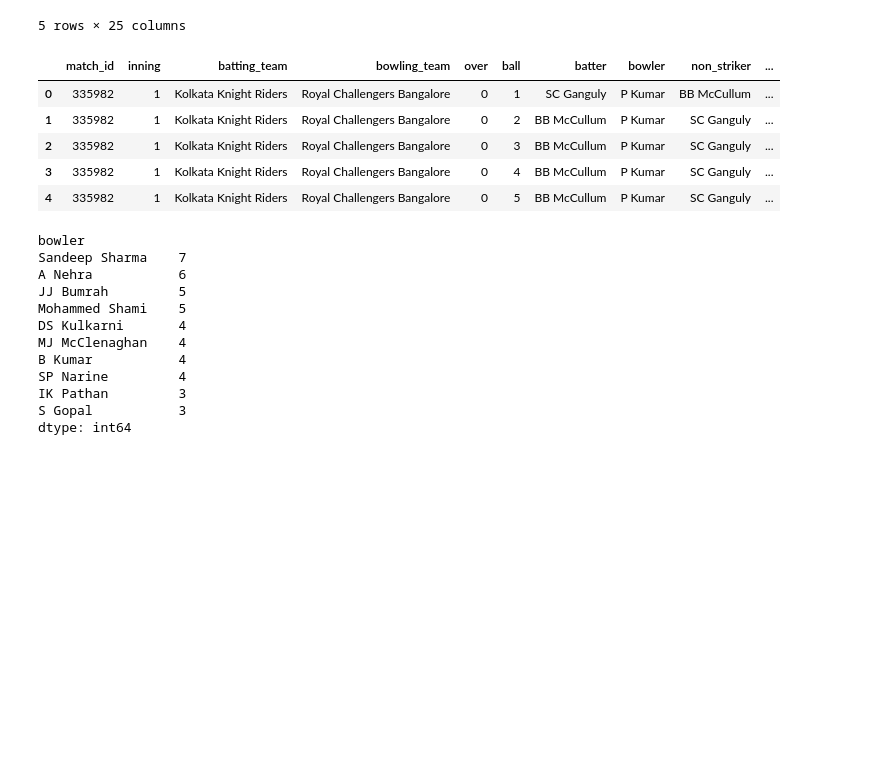
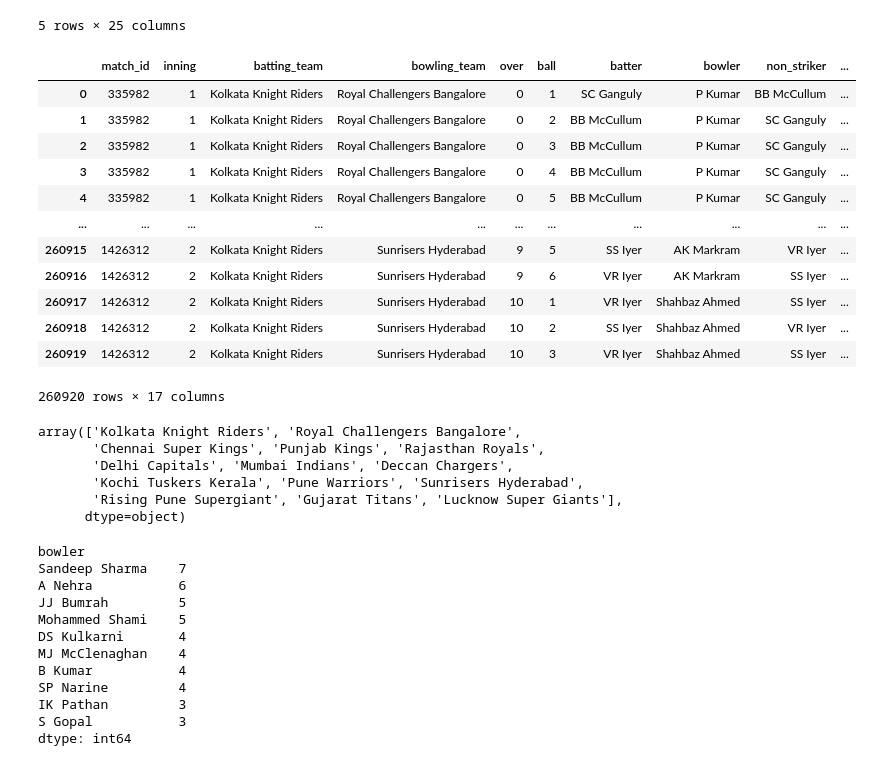
Before and after one commit to Roshan-504/IPL-Vision, a Jupyter notebook: backend/jupyter.ipynb, the cells around one changed output. Drawn from its saved outputs; the diff is of its cells as text; code cells hidden in the pictures; blank space fills up the shorter version.

Commit message:
started working on team

```diff
--- a/backend/jupyter.ipynb
+++ b/backend/jupyter.ipynb
@@ -17,15 +26,65 @@ player.head()
 | 3 | 2021 | Ruturaj Gaikwad | 16 | 2 | 635 | 101* | 45.35 | ... |
 | 4 | 2020 | Ruturaj Gaikwad | 6 | 2 | 204 | 72 | 51 | ... |
 5 rows × 25 columns
-# %%
-dl.head()
-# %% [output]
-|  | match_id | inning | batting_team | bowling_team | over | ball | batter | bowler | non_striker | ... |
-| 0 | 335982 | 1 | Kolkata Knight Riders | Royal Challengers Bangalore | 0 | 1 | SC Ganguly | P Kumar | BB McCullum | ... |
-| 1 | 335982 | 1 | Kolkata Knight Riders | Royal Challengers Bangalore | 0 | 2 | BB McCullum | P Kumar | SC Ganguly | ... |
-| 2 | 335982 | 1 | Kolkata Knight Riders | Royal Challengers Bangalore | 0 | 3 | BB McCullum | P Kumar | SC Ganguly | ... |
-| 3 | 335982 | 1 | Kolkata Knight Riders | Royal Challengers Bangalore | 0 | 4 | BB McCullum | P Kumar | SC Ganguly | ... |
-| 4 | 335982 | 1 | Kolkata Knight Riders | Royal Challengers Bangalore | 0 | 5 | BB McCullum | P Kumar | SC Ganguly | ... |
+# %%
+
+
+# Sample dataset
+teams = [
+    'Royal Challengers Bangalore', 'Kolkata Knight Riders',
+    'Kings XI Punjab', 'Chennai Super Kings', 'Delhi Daredevils',
+    'Rajasthan Royals', 'Mumbai Indians', 'Deccan Chargers',
+    'Kochi Tuskers Kerala', 'Pune Warriors', 'Sunrisers Hyderabad',
+    'Rising Pune Supergiants', 'Gujarat Lions',
+    'Rising Pune Supergiant', 'Delhi Capitals', 'Punjab Kings',
+    'Gujarat Titans', 'Lucknow Super Giants',
+    'Royal Challengers Bengaluru'
+]
+
+
+
+# Replace only one specific team name
+dl["batting_team"] = dl["batting_team"].replace({
+    "Royal Challengers Bengaluru": "Royal Challengers Bangalore",
+    "Rising Pune Supergiants": "Rising Pune Supergiant",
+    "Kings XI Punjab": "Punjab Kings",
+    "Delhi Daredevils": "Delhi Capitals",
+    'Gujarat Lions': 'Gujarat Titans'
+})
+dl["bowling_team"] = dl["bowling_team"].replace({
+    "Royal Challengers Bengaluru": "Royal Challengers Bangalore",
+    "Rising Pune Supergiants": "Rising Pune Supergiant",
+    "Kings XI Punjab": "Punjab Kings",
+    "Delhi Daredevils": "Delhi Capitals",
+    'Gujarat Lions': 'Gujarat Titans'
+})
+
+
+# Print updated Dataset
+dl
+# %% [output]
+|  | match_id | inning | batting_team | bowling_team | over | ball | batter | bowler | non_striker | ... |
+| 0 | 335982 | 1 | Kolkata Knight Riders | Royal Challengers Bangalore | 0 | 1 | SC Ganguly | P Kumar | BB McCullum | ... |
+| 1 | 335982 | 1 | Kolkata Knight Riders | Royal Challengers Bangalore | 0 | 2 | BB McCullum | P Kumar | SC Ganguly | ... |
+| 2 | 335982 | 1 | Kolkata Knight Riders | Royal Challengers Bangalore | 0 | 3 | BB McCullum | P Kumar | SC Ganguly | ... |
+| 3 | 335982 | 1 | Kolkata Knight Riders | Royal Challengers Bangalore | 0 | 4 | BB McCullum | P Kumar | SC Ganguly | ... |
+| 4 | 335982 | 1 | Kolkata Knight Riders | Royal Challengers Bangalore | 0 | 5 | BB McCullum | P Kumar | SC Ganguly | ... |
+| ... | ... | ... | ... | ... | ... | ... | ... | ... | ... | ... |
+| 260915 | 1426312 | 2 | Kolkata Knight Riders | Sunrisers Hyderabad | 9 | 5 | SS Iyer | AK Markram | VR Iyer | ... |
+| 260916 | 1426312 | 2 | Kolkata Knight Riders | Sunrisers Hyderabad | 9 | 6 | VR Iyer | AK Markram | SS Iyer | ... |
+| 260917 | 1426312 | 2 | Kolkata Knight Riders | Sunrisers Hyderabad | 10 | 1 | VR Iyer | Shahbaz Ahmed | SS Iyer | ... |
+| 260918 | 1426312 | 2 | Kolkata Knight Riders | Sunrisers Hyderabad | 10 | 2 | SS Iyer | Shahbaz Ahmed | VR Iyer | ... |
+| 260919 | 1426312 | 2 | Kolkata Knight Riders | Sunrisers Hyderabad | 10 | 3 | VR Iyer | Shahbaz Ahmed | SS Iyer | ... |
+260920 rows × 17 columns
+# %%
+dl["batting_team"].unique()
+# %% [output]
+array(['Kolkata Knight Riders', 'Royal Challengers Bangalore',
+       'Chennai Super Kings', 'Punjab Kings', 'Rajasthan Royals',
+       'Delhi Capitals', 'Mumbai Indians', 'Deccan Chargers',
+       'Kochi Tuskers Kerala', 'Pune Warriors', 'Sunrisers Hyderabad',
+       'Rising Pune Supergiant', 'Gujarat Titans', 'Lucknow Super Giants'],
+      dtype=object)
 # %%
 bowler_dismissals = ["caught", "bowled", "lbw", "caught and bowled", "stumped", "hit wicket"]
 # %%
```
Also changed, not shown: parts of 1 cell of this notebook, 3 other files.
